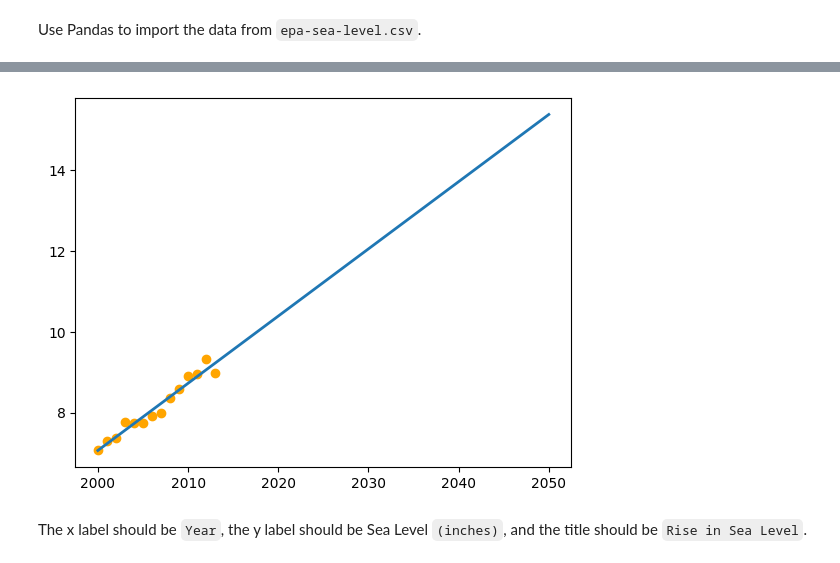
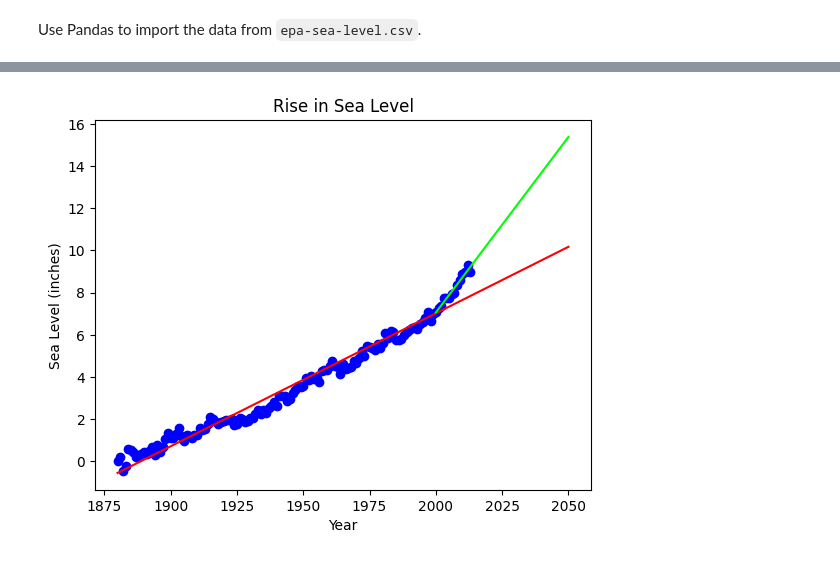
Before and after one commit to porrrq/freeCodeCamp-projects, a Jupyter notebook: Data Analysis with Python/Sea Level Predictor/report.ipynb, the cells around one changed output, grey strips where cells are left out. Drawn from its saved outputs; the diff is of its cells as text; code cells hidden in the pictures.

```diff
--- a/Data Analysis with Python/Sea Level Predictor/report.ipynb
+++ b/Data Analysis with Python/Sea Level Predictor/report.ipynb
@@ -65,21 +31,59 @@ plt.show()
-# %%
-after2000_df = df[df['Year']>=2000].reset_index()
-regression2000 = linregress(
-    y=after2000_df['CSIRO Adjusted Sea Level']
-)
-slope2000 = regression2000.slope
-intercept2000 = regression2000.intercept
-predicted2000 = [intercept2000 + slope2000*y for y in range(2000,2051,1)]
-
-after2000_df2 = pd.DataFrame({
-    'year':[y for y in range(2000,2051,1)],
-    'actual':after2000_df['CSIRO Adjusted Sea Level'].reindex([i for i in range(51)]),
-    'predict': predicted2000,
-})
-plt.scatter(after2000_df2['year'],after2000_df2['actual'],color='orange')
-plt.plot(after2000_df2['year'],after2000_df2["predict"],linewidth=2)
-plt.show()
-# %% [output]
-[figure, removed]
-# %% [markdown]
-The x label should be `Year`, the y label should be Sea Level `(inches)`, and the title should be `Rise in Sea Level`.
+# %%
+# Use `matplotlib` to create a scatter plot using the `Year`` column as the x-axis and the `CSIRO Adjusted Sea Level` column as the y-axis.
+plt.scatter(
+        data=df,
+        x='Year',
+        y='CSIRO Adjusted Sea Level',
+        color='blue'
+)
+# ==========================================================================
+
+# Use the `linregress` function from `scipy.stats` to get the slope and y-intercept of the line of best fit. Plot the line of best fit over the top of the scatter plot. Make the line go through the year 2050 to predict the sea level rise in 2050.
+
+# Run linear regression between Year and CSIRO Adjusted Sea Level and assign it to `reg`
+reg = linregress(
+        x = df['Year'],
+        y = df['CSIRO Adjusted Sea Level']
+)
+
+# Calculate the prediction using slope and intercept from `reg`
+predicted = pd.Series([y*reg.slope+reg.intercept for y in range(1880,2051,1)])
+
+# Plot the result
+plt.plot(
+        pd.Series([y for y in range(1880,2051,1)]),
+        predicted,
+        color="red"
+)
+# ==========================================================================
+
+# Plot a new line of best fit just using the data from year 2000 through the most recent year in the dataset. Make the line also go through the year 2050 to predict the sea level rise in 2050 if the rate of rise continues as it has since the year 2000.
+
+#filter the data
+df2 = df[df['Year']>=2000]
+
+# Run linear regression between Year and CSIRO Adjusted Sea Level from year 2000 and assign it to `reg2`
+reg2 = linregress(
+        x = df2['Year'],
+        y = df2['CSIRO Adjusted Sea Level']
+    )
+# Calculate the prediction using slope and intercept from `reg2`
+predicted2 = [y*reg2.slope+reg2.intercept for y in range(2000,2051,1)]
+
+# Plot the result
+plt.plot(
+        pd.Series([y for y in range(2000,2051,1)]),
+        predicted2,
+        color="lime"
+)
+# ==========================================================================
+
+# Add labels and title
+plt.title("Rise in Sea Level")
+plt.ylabel("Sea Level (inches)")
+plt.xlabel("Year")
+
+# Save plot
+plt.savefig('sea_level_plot.png')
+# %% [output]
+[figure, added]
```
Also changed, not shown: parts of 9 cells of this notebook, 3 other files.
